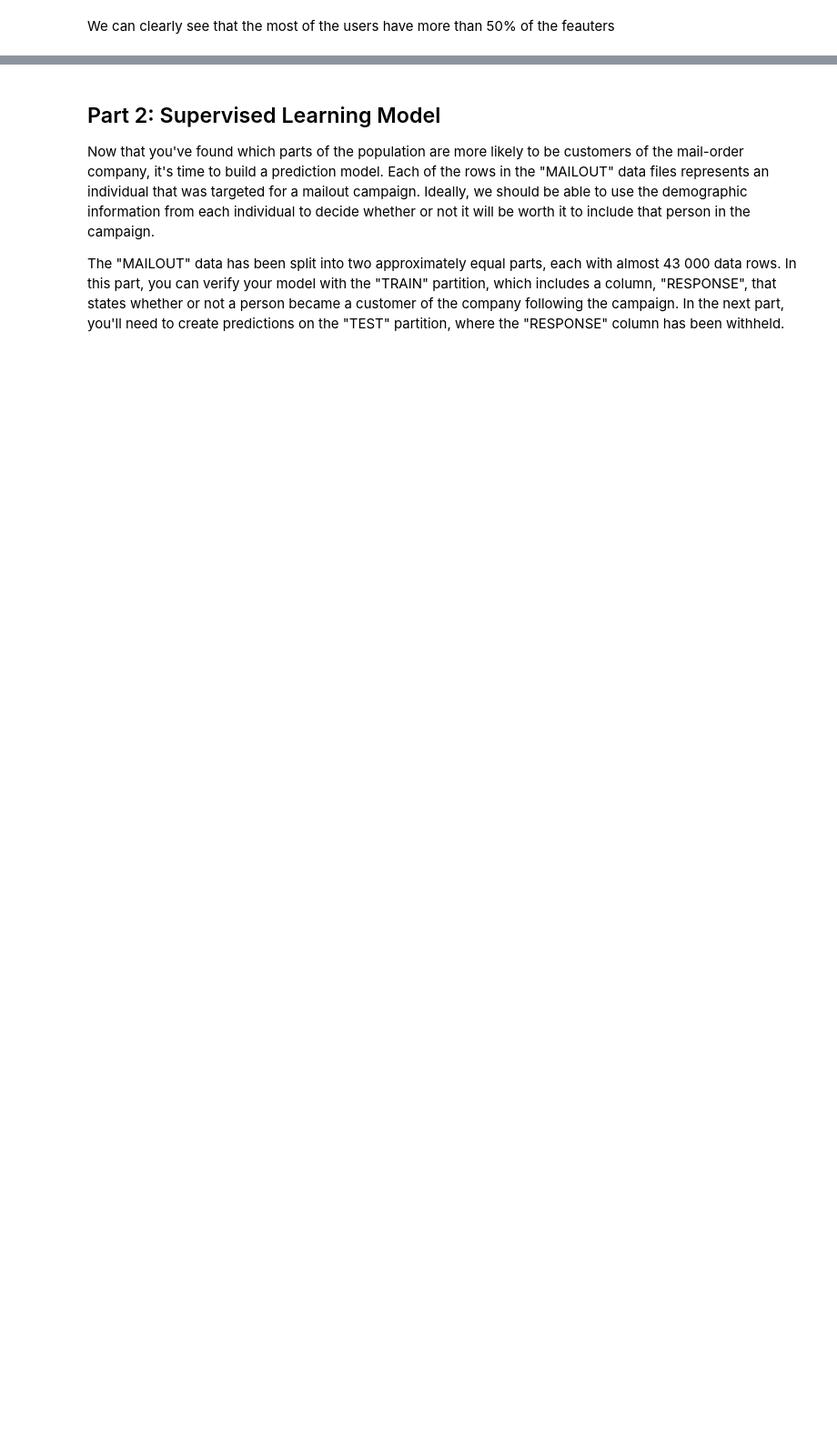
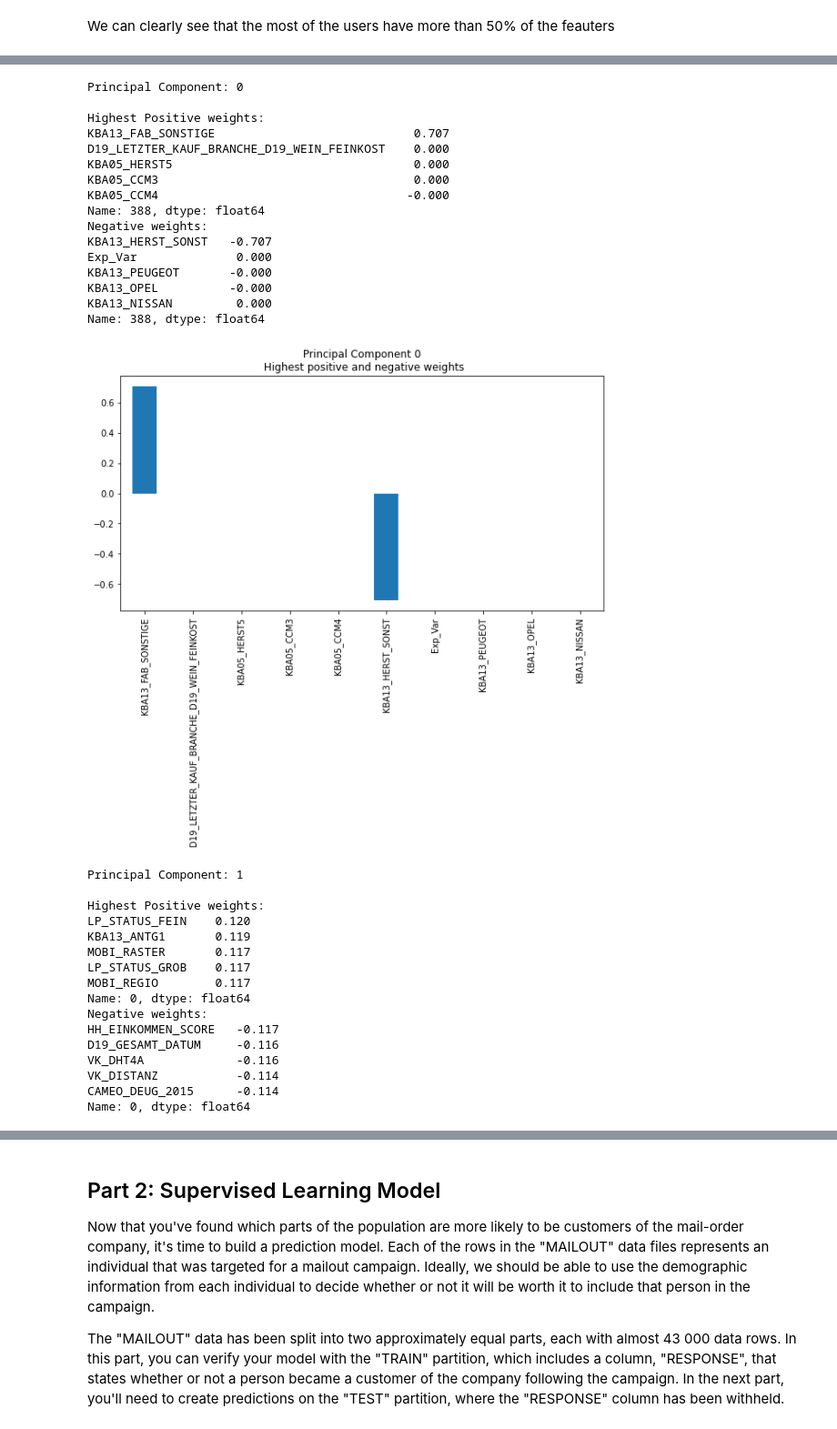
Before and after one commit to Evaggelou/Arvato-Project-, a Jupyter notebook: Arvato_Project_Workbook.ipynb, the cells around one changed output, grey strips where cells are left out. Shown: that part at 91% size. Cells and saved outputs as stored; diff of their text form; code cells hidden in the pictures; blank space fills up the shorter version.

```diff
--- a/Arvato_Project_Workbook.ipynb
+++ b/Arvato_Project_Workbook.ipynb
@@ -638,0 +551,58 @@ The main bulk of your analysis will come in this part of the project. Here, you
+# %%
+def weights_PCA(pc,weight_num):
+    '''
+    Description:
+        plot the highest positive nad negative pc weights
+    '''
+    variance_ratio = pd.DataFrame(pca.explained_variance_ratio_,columns = ['Exp_Var']).round(3)
+    weights = pd.DataFrame(pca.components_, columns = azdias.columns.values).round(3)
+
+    ratio_weights = pd.concat([variance_ratio, weights], axis = 1)
+
+    pos = ratio_weights.iloc[(pc)-1].sort_values(ascending=False)[:weight_num]
+    neg = ratio_weights.iloc[(pc)-1].sort_values()[:weight_num]
+
+    print(f"Principal Component: {pc}\n")
+    print(f"Highest Positive weights:\n{pos}")
+    print(f"Negative weights:\n{neg}")
+
+    pd.concat([pos,neg]).plot(kind='bar',figsize=(10,5))
+    plt.title(f"Principal Component {pc}\n Highest positive and negative weights")
+    plt.show()
+# %%
+for i in range(5):
+    weights_PCA(i,5)
+# %% [output]
+Principal Component: 0
+
+Highest Positive weights:
+KBA13_FAB_SONSTIGE                            0.707
+D19_LETZTER_KAUF_BRANCHE_D19_WEIN_FEINKOST    0.000
+KBA05_HERST5                                  0.000
+KBA05_CCM3                                    0.000
+KBA05_CCM4                                   -0.000
+Name: 388, dtype: float64
+Negative weights:
+KBA13_HERST_SONST   -0.707
+Exp_Var              0.000
+KBA13_PEUGEOT       -0.000
+KBA13_OPEL          -0.000
+KBA13_NISSAN         0.000
+Name: 388, dtype: float64
+[figure, added]
+Principal Component: 1
+
+Highest Positive weights:
+LP_STATUS_FEIN    0.120
+KBA13_ANTG1       0.119
+MOBI_RASTER       0.117
+LP_STATUS_GROB    0.117
+MOBI_REGIO        0.117
+Name: 0, dtype: float64
+Negative weights:
+HH_EINKOMMEN_SCORE   -0.117
+D19_GESAMT_DATUM     -0.116
+VK_DHT4A             -0.116
+VK_DISTANZ           -0.114
+CAMEO_DEUG_2015      -0.114
+Name: 0, dtype: float64
```
Also changed, not shown: parts of 131 cells of this notebook.
